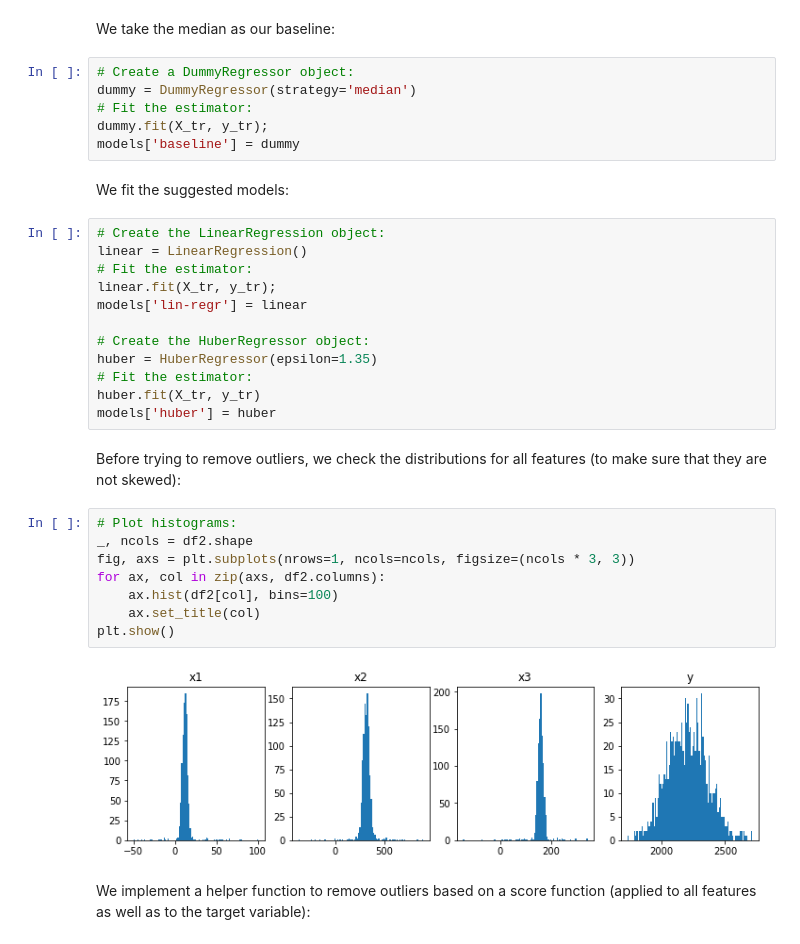
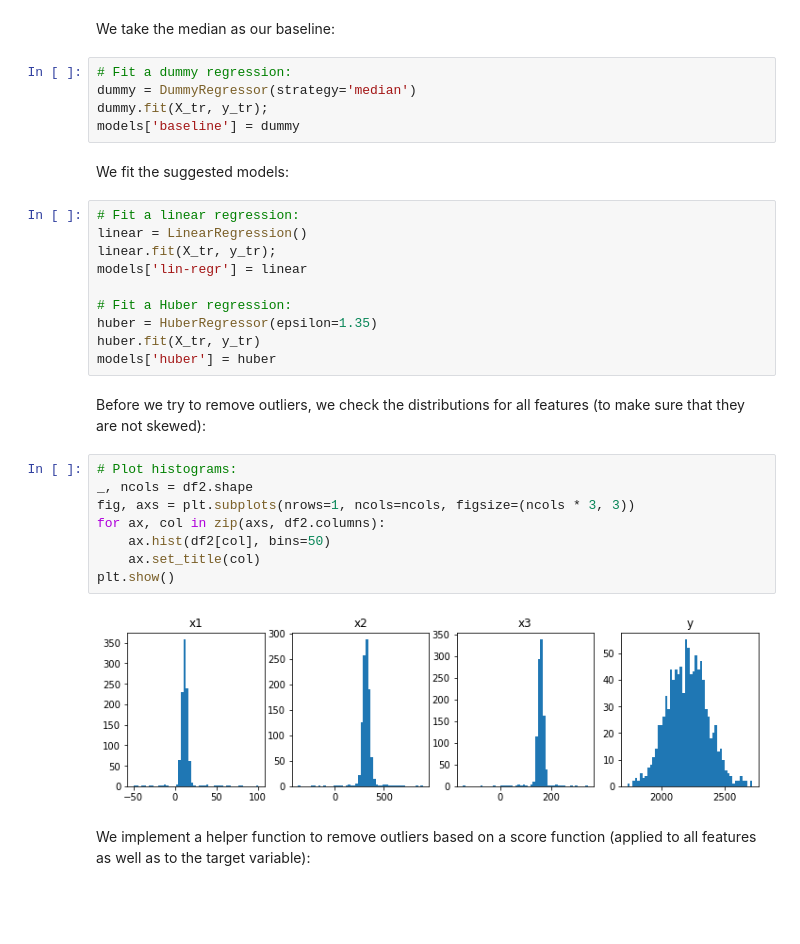
Before and after one commit to jeanrichard/epflx-adsml19-course3-project, a Jupyter notebook: warm-up/warm-up-solution.ipynb, the cells around one changed output. Drawn from its saved outputs; the diff is of its cells as text; blank space fills up the shorter version.

```diff
--- a/warm-up/warm-up-solution.ipynb
+++ b/warm-up/warm-up-solution.ipynb
@@ -163,37 +160,34 @@ X_tr, X_te, y_tr, y_te = train_test_split(X, y, test_size=0.2, random_state=42)
 # %% [markdown]
 We take the median as our baseline:
 # %%
-# Create a DummyRegressor object:
+# Fit a dummy regression:
 dummy = DummyRegressor(strategy='median')
-# Fit the estimator:
 dummy.fit(X_tr, y_tr);
 models['baseline'] = dummy
 # %% [markdown]
 We fit the suggested models:
 # %%
-# Create the LinearRegression object:
+# Fit a linear regression:
 linear = LinearRegression()
-# Fit the estimator:
 linear.fit(X_tr, y_tr);
 models['lin-regr'] = linear
 
-# Create the HuberRegressor object:
+# Fit a Huber regression:
 huber = HuberRegressor(epsilon=1.35)
-# Fit the estimator:
 huber.fit(X_tr, y_tr)
 models['huber'] = huber
 # %% [markdown]
-Before trying to remove outliers, we check the distributions for all features (to make sure that they are not skewed):
+Before we try to remove outliers, we check the distributions for all features (to make sure that they are not skewed):
 # %%
 # Plot histograms:
 _, ncols = df2.shape
 fig, axs = plt.subplots(nrows=1, ncols=ncols, figsize=(ncols * 3, 3))
 for ax, col in zip(axs, df2.columns):
-    ax.hist(df2[col], bins=100)
+    ax.hist(df2[col], bins=50)
     ax.set_title(col)
 plt.show()
 # %% [output]
-[figure, old version]
+[figure, new version]
 # %% [markdown]
 We implement a helper function to remove outliers based on a score function (applied to all features as well as to the target variable):
 # %%
```
Also changed, not shown: parts of 11 cells of this notebook, 9 other files.
